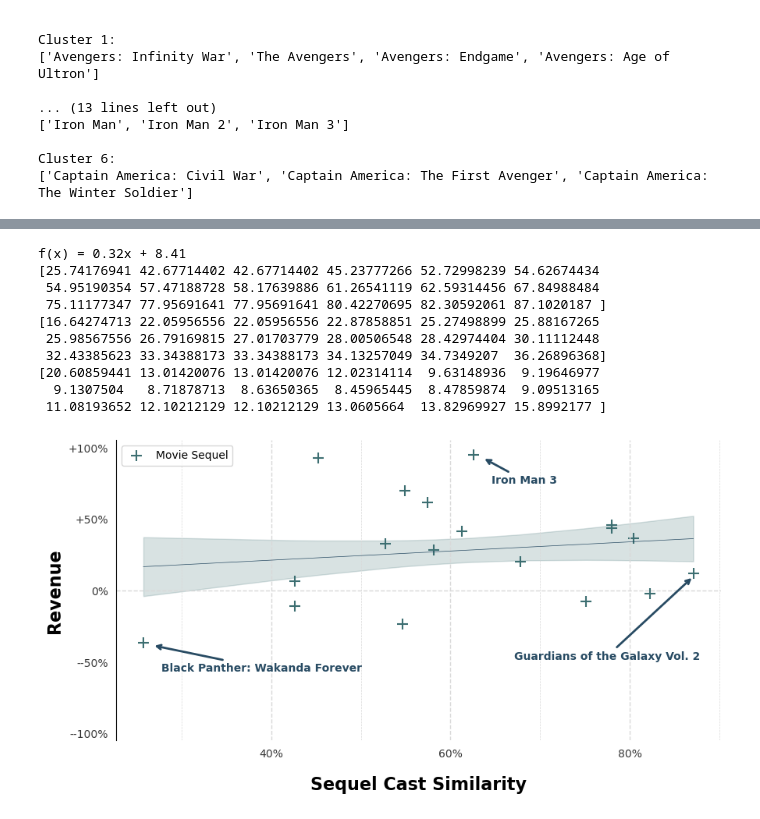
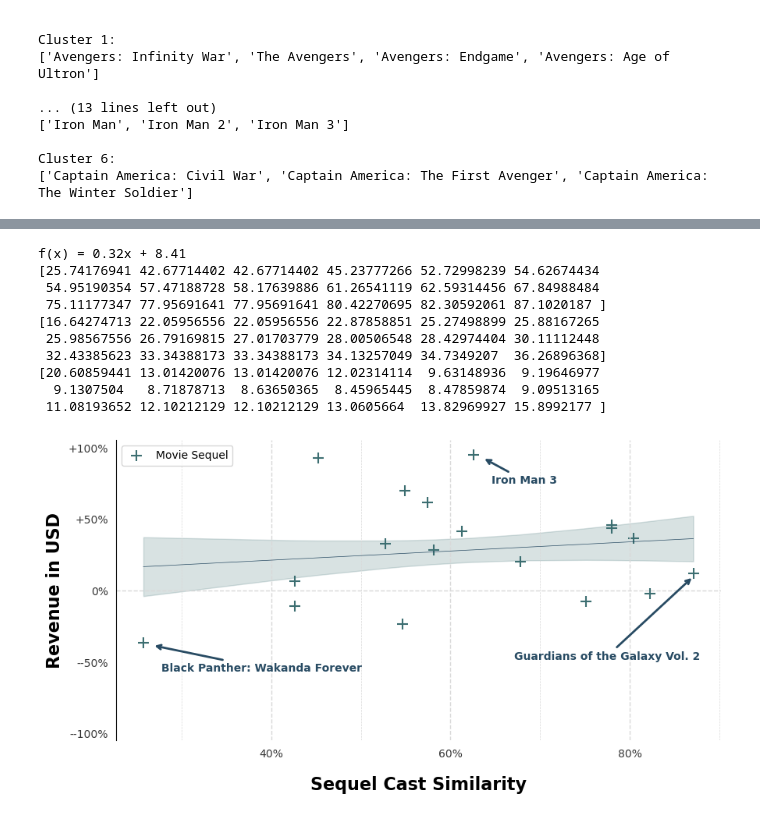
Before and after one commit to rizz-kings/data-in-the-wild, a Jupyter notebook: notebooks/filmseriesrevenue.ipynb, the cells around one changed output, grey strips where cells are left out. Cells and saved outputs as stored; diff of their text form; code cells hidden in the pictures.

```diff
--- a/notebooks/filmseriesrevenue.ipynb
+++ b/notebooks/filmseriesrevenue.ipynb
@@ -394,7 +394,7 @@ plt.scatter(x, y, c='#3c6e71', s=100, marker='+', label='Movie Sequel')
 
 plt.xlabel('Sequel Cast Similarity', fontdict={'fontsize': 16, 'fontweight': 'bold'}, labelpad=15)
 
-plt.ylabel('Revenue', fontdict={'fontsize': 16, 'fontweight': 'bold'})
+plt.ylabel('Revenue in USD', fontdict={'fontsize': 16, 'fontweight': 'bold'})
 
 
 
@@ -474,34 +474,34 @@ y_err = (np.array(y)-y_est).std() * np.sqrt(1/len(x) + (x - x.mean())**2 / np.su
 plt.fill_between(x, y_est - y_err, y_est + y_err, alpha=0.2, color='#3c6e71')
 
 print(x)
 print(y_est)
 print(y_err)
 
 
 plt.plot(x, y_est, c='#284b63', lw=0.5)
 
 
 
 
 point = 20
 # plt.annotate("Linear Regression without Outliers", (point, m*point + b + 5),  fontsize=10, rotation=m*13, c='red')
 
 plt.legend(loc='upper left')
 
 plt.savefig(PLOT_FOLDER + "/revenue_vs_cast_similarity.png", bbox_inches='tight', dpi=1000)
 plt.show()
 # %% [output]
 f(x) = 0.32x + 8.41
 [25.74176941 42.67714402 42.67714402 45.23777266 52.72998239 54.62674434
  54.95190354 57.47188728 58.17639886 61.26541119 62.59314456 67.84988484
  75.11177347 77.95691641 77.95691641 80.42270695 82.30592061 87.1020187 ]
 [16.64274713 22.05956556 22.05956556 22.87858851 25.27498899 25.88167265
  25.98567556 26.79169815 27.01703779 28.00506548 28.42974404 30.11112448
  32.43385623 33.34388173 33.34388173 34.13257049 34.7349207  36.26896368]
 [20.60859441 13.01420076 13.01420076 12.02314114  9.63148936  9.19646977
   9.1307504   8.71878713  8.63650365  8.45965445  8.47859874  9.09513165
  11.08193652 12.10212129 12.10212129 13.0605664  13.82969927 15.8992177 ]
-[figure, old version]
+[figure, new version]
 # %%
 for movie_succession in movie_successions:
     movie_name = movie_succession[1]
```
Also changed, not shown: parts of 5 cells of this notebook, 9 other files.
